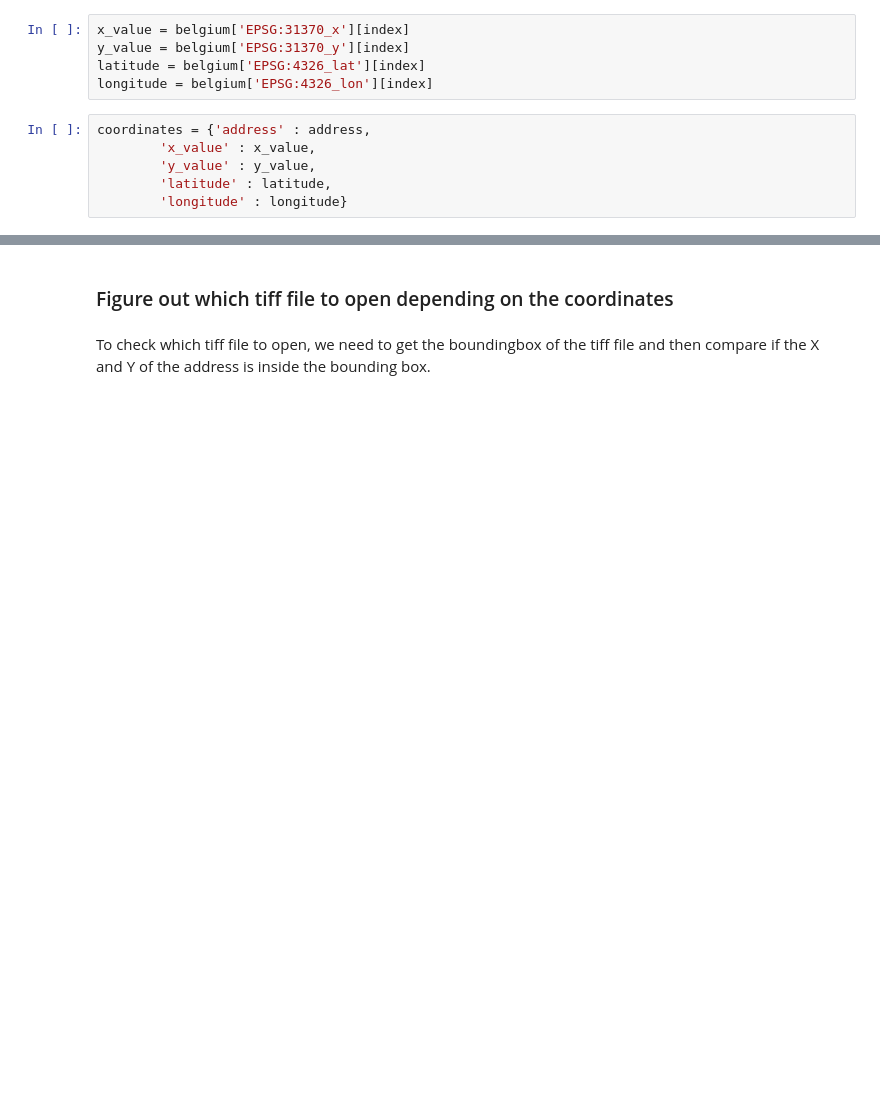
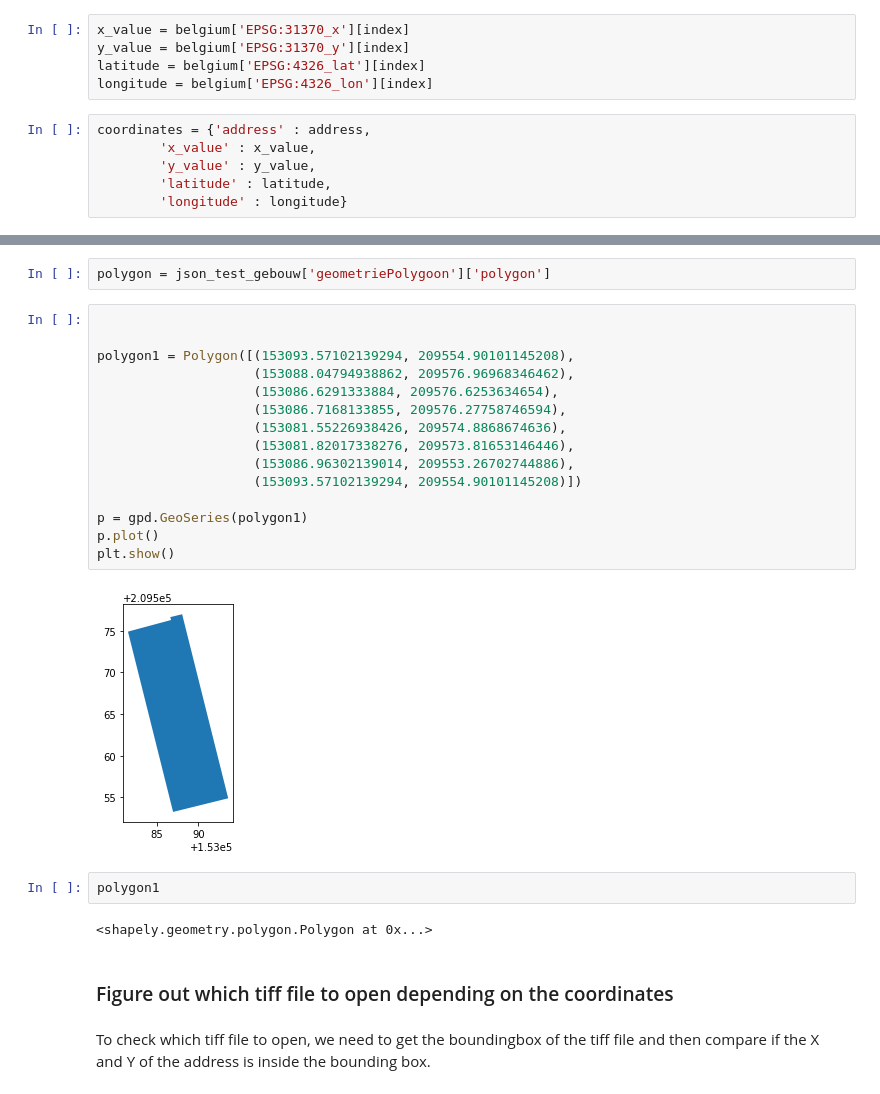
Before and after one commit to arlene14ko/3D_houses, a Jupyter notebook: 3D_houses_project.ipynb, the cells around one changed output, grey strips where cells are left out. Cells and saved outputs as stored; diff of their text form; blank space fills up the shorter version.

```diff
--- a/3D_houses_project.ipynb
+++ b/3D_houses_project.ipynb
@@ -107,3 +212,26 @@ coordinates
+# %%
+polygon = json_test_gebouw['geometriePolygoon']['polygon']
+# %%
+
+
+polygon1 = Polygon([(153093.57102139294, 209554.90101145208),
+                    (153088.04794938862, 209576.96968346462),
+                    (153086.6291333884, 209576.6253634654),
+                    (153086.7168133855, 209576.27758746594),
+                    (153081.55226938426, 209574.8868674636),
+                    (153081.82017338276, 209573.81653146446),
+                    (153086.96302139014, 209553.26702744886),
+                    (153093.57102139294, 209554.90101145208)])
+
+p = gpd.GeoSeries(polygon1)
+p.plot()
+plt.show()
+# %% [output]
+[figure, added]
+# %%
+polygon1
+# %% [output]
+<shapely.geometry.polygon.Polygon at 0x...>
 # %% [markdown]
 ### Figure out which tiff file to open depending on the coordinates
 # %% [markdown]
```
Also changed, not shown: parts of 63 cells of this notebook, 1 other file.
